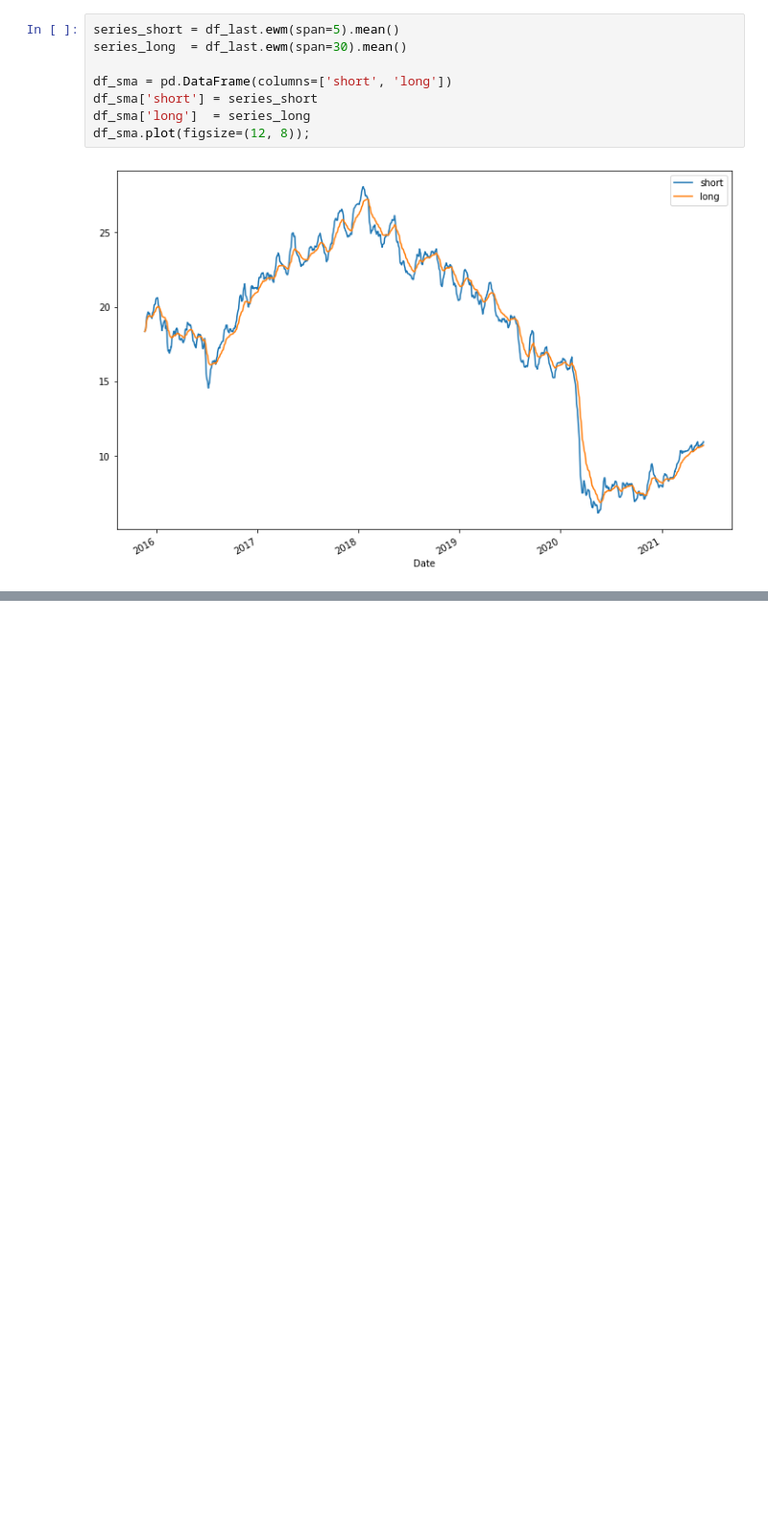
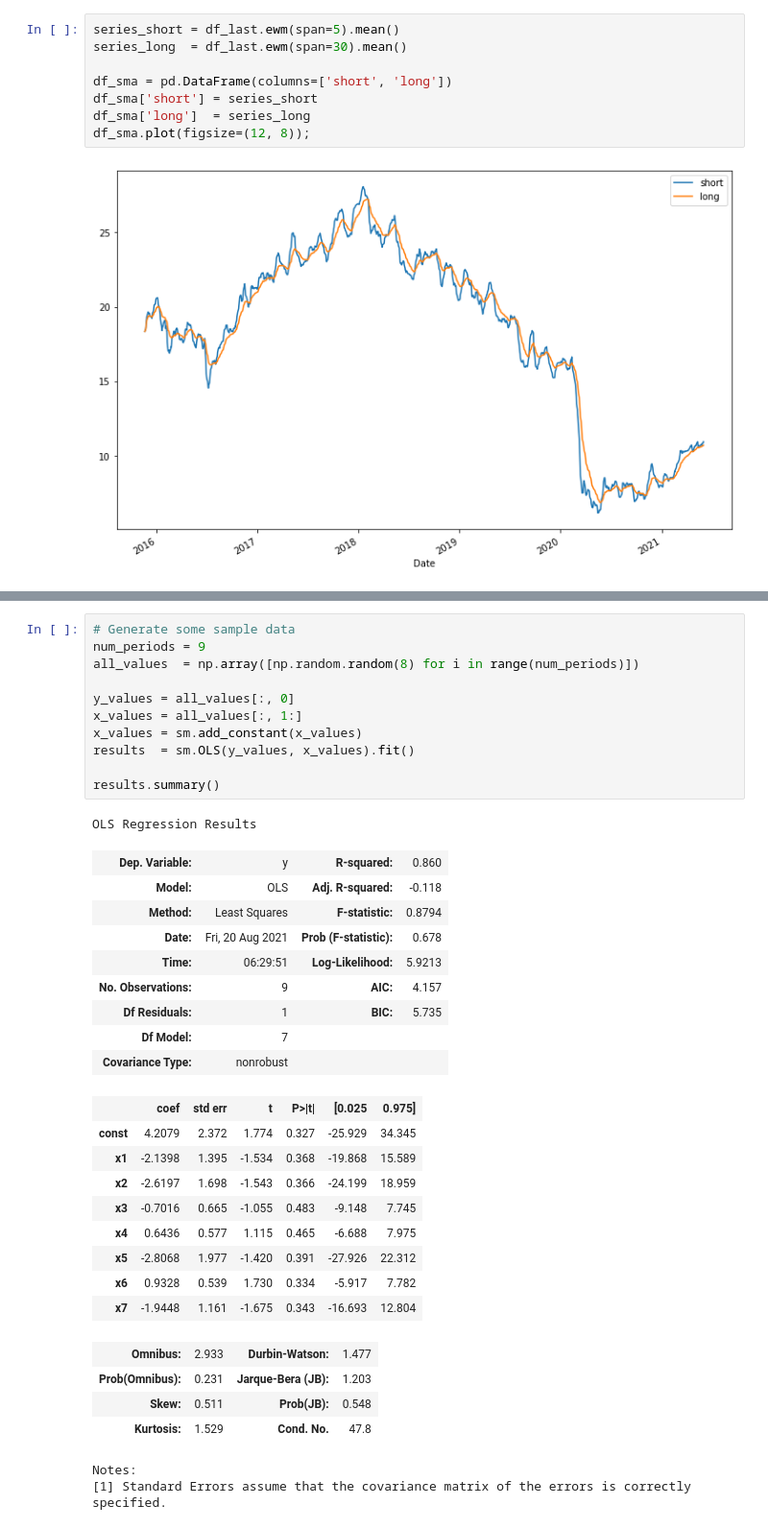
Before and after one commit to BR0B0T/Something, a Jupyter notebook: Financial_analytics.ipynb, the cells around one changed output, grey strips where cells are left out. Shown at 96% size. Cells and saved outputs as stored; diff of their text form; blank space fills up the shorter version.

```diff
--- a/Financial_analytics.ipynb
+++ b/Financial_analytics.ipynb
@@ -206,0 +252,37 @@ df_sma.plot(figsize=(12, 8));
+# %%
+# Generate some sample data
+num_periods = 9
+all_values  = np.array([np.random.random(8) for i in range(num_periods)])
+
+y_values = all_values[:, 0]
+x_values = all_values[:, 1:]
+x_values = sm.add_constant(x_values)
+results  = sm.OLS(y_values, x_values).fit()
+
+results.summary()
+# %% [output]
+OLS Regression Results
+| Dep. Variable: | y | R-squared: | 0.860 |
+| Model: | OLS | Adj. R-squared: | -0.118 |
+| Method: | Least Squares | F-statistic: | 0.8794 |
+| Date: | Fri, 20 Aug 2021 | Prob (F-statistic): | 0.678 |
+| Time: | 06:29:51 | Log-Likelihood: | 5.9213 |
+| No. Observations: | 9 | AIC: | 4.157 |
+| Df Residuals: | 1 | BIC: | 5.735 |
+| Df Model: | 7 |  |  |
+| Covariance Type: | nonrobust |  |  |
+|  | coef | std err | t | P>|t| | [0.025 | 0.975] |
+| const | 4.2079 | 2.372 | 1.774 | 0.327 | -25.929 | 34.345 |
+| x1 | -2.1398 | 1.395 | -1.534 | 0.368 | -19.868 | 15.589 |
+| x2 | -2.6197 | 1.698 | -1.543 | 0.366 | -24.199 | 18.959 |
+| x3 | -0.7016 | 0.665 | -1.055 | 0.483 | -9.148 | 7.745 |
+| x4 | 0.6436 | 0.577 | 1.115 | 0.465 | -6.688 | 7.975 |
+| x5 | -2.8068 | 1.977 | -1.420 | 0.391 | -27.926 | 22.312 |
+| x6 | 0.9328 | 0.539 | 1.730 | 0.334 | -5.917 | 7.782 |
+| x7 | -1.9448 | 1.161 | -1.675 | 0.343 | -16.693 | 12.804 |
+| Omnibus: | 2.933 | Durbin-Watson: | 1.477 |
+| Prob(Omnibus): | 0.231 | Jarque-Bera (JB): | 1.203 |
+| Skew: | 0.511 | Prob(JB): | 0.548 |
+| Kurtosis: | 1.529 | Cond. No. | 47.8 |
+Notes:
+[1] Standard Errors assume that the covariance matrix of the errors is correctly specified.
```
Also changed, not shown: parts of 12 cells of this notebook.
